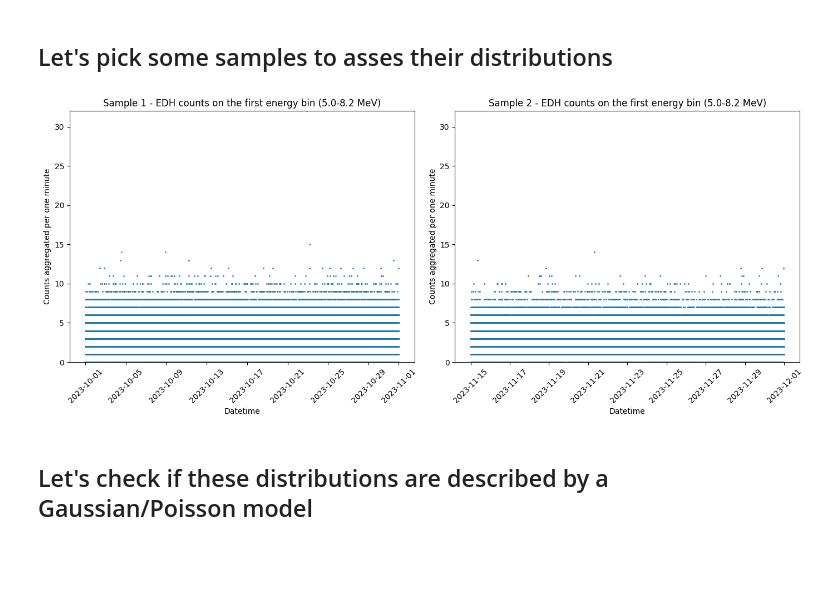
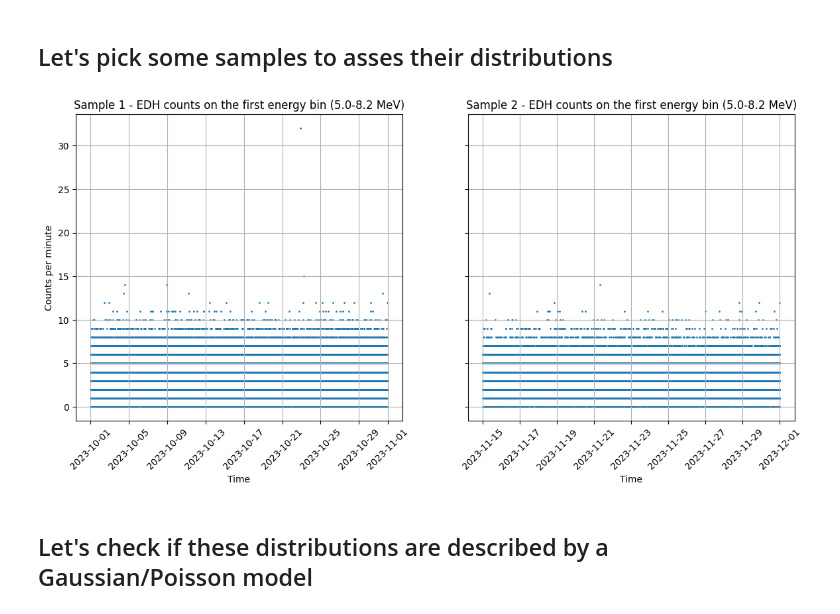
Before and after one commit to AGHRADEM/radem, a Jupyter notebook: src/radem/examples/total_gcr_dose.ipynb, the cells around one changed output. Saved outputs shown, nothing was run; the diff lists cells and outputs as text; code cells hidden in the pictures; blank space fills up the shorter version.

```diff
--- a/src/radem/examples/total_gcr_dose.ipynb
+++ b/src/radem/examples/total_gcr_dose.ipynb
@@ -22,3 +20,6 @@ import datetime
 
 ## Loading data
 We'll base our analysis on the proton data from the RADEM detector. If you've gone throught the `data_conversions.ipynb` tutorial you should be able to load RADEM data from either the `.cdf`, `.csv` or `.hdf` files.
+# %%
+hdf_file_path = Path(r'C:\Users\Legion\OneDrive - Akademia Górniczo-Hutnicza im. Stanisława Staszica w Krakowie\inzynierki\2024_BednorzPeczek_RADEM_PSI\data\data.h5')
+hdf_file_path.exists()
@@ -25,5 +28,5 @@ We'll base our analysis on the proton data from the RADEM detector. If you've go
 # %%
-df_p, df_e, df_d, df_h = radem.loaders.load_hdf5("../../../data/processed/data.h5")
+df_p, df_e, df_d, df_h = radem.loaders.load_hdf5(hdf_file_path)
 print(df_p.head(9))
 # %% [output]
                  time  bin  value
@@ -103,28 +86,20 @@ plt.show()
 # %% [markdown]
 ## Let's pick some samples to asses their distributions
 # %%
-sample_1 = select_time(df, "2023-10-01", "2023-11-01")
-sample_2 = select_time(df, "2023-11-15", "2023-12-01")
+sample_1 = df_e.query("bin == 1 and time >= '2023-10-01' and time < '2023-11-01'")
+sample_2 = df_e.query("bin == 1 and time >= '2023-11-15' and time < '2023-12-01'")
 # %%
-max_value = max(sample_1['value'].max(), sample_2['value'].max())
+fig, ax = plt.subplots(nrows=1, ncols=2, figsize=(14, 6), sharey=True)
 
-fig, ax = plt.subplots(1, 2, figsize=(14, 6))
-
-ax[0].scatter(sample_1['time'], sample_1['value'], s=1)
-ax[0].set_title(f"Sample 1 - EDH counts on the first energy bin (5.0-8.2 MeV)")
-
-ax[1].scatter(sample_2['time'], sample_2['value'], s=1)
-ax[1].set_title(f"Sample 2 - EDH counts on the first energy bin (5.0-8.2 MeV)")
+sample_1.plot.scatter(x='time', y='value', s=1, ax=ax[0], title="Sample 1 - EDH counts on the first energy bin (5.0-8.2 MeV)")
+sample_2.plot.scatter(x='time', y='value', s=1, ax=ax[1], title="Sample 2 - EDH counts on the first energy bin (5.0-8.2 MeV)")
 
 for a in ax:
-    a.set_xlabel("Datetime")
-    a.set_ylabel("Counts aggregated per one minute")
-    a.set_ylim(0, max_value)
+    a.set_xlabel("Time")
+    a.set_ylabel("Counts per minute")
     a.tick_params(axis='x', rotation=45)
-
-plt.tight_layout()
-plt.show()
+    a.grid();
 # %% [output]
-[figure, old version]
+[figure, new version]
 # %% [markdown]
 ## Let's check if these distributions are described by a Gaussian/Poisson model
```
Also changed, not shown: parts of 20 cells of this notebook.
